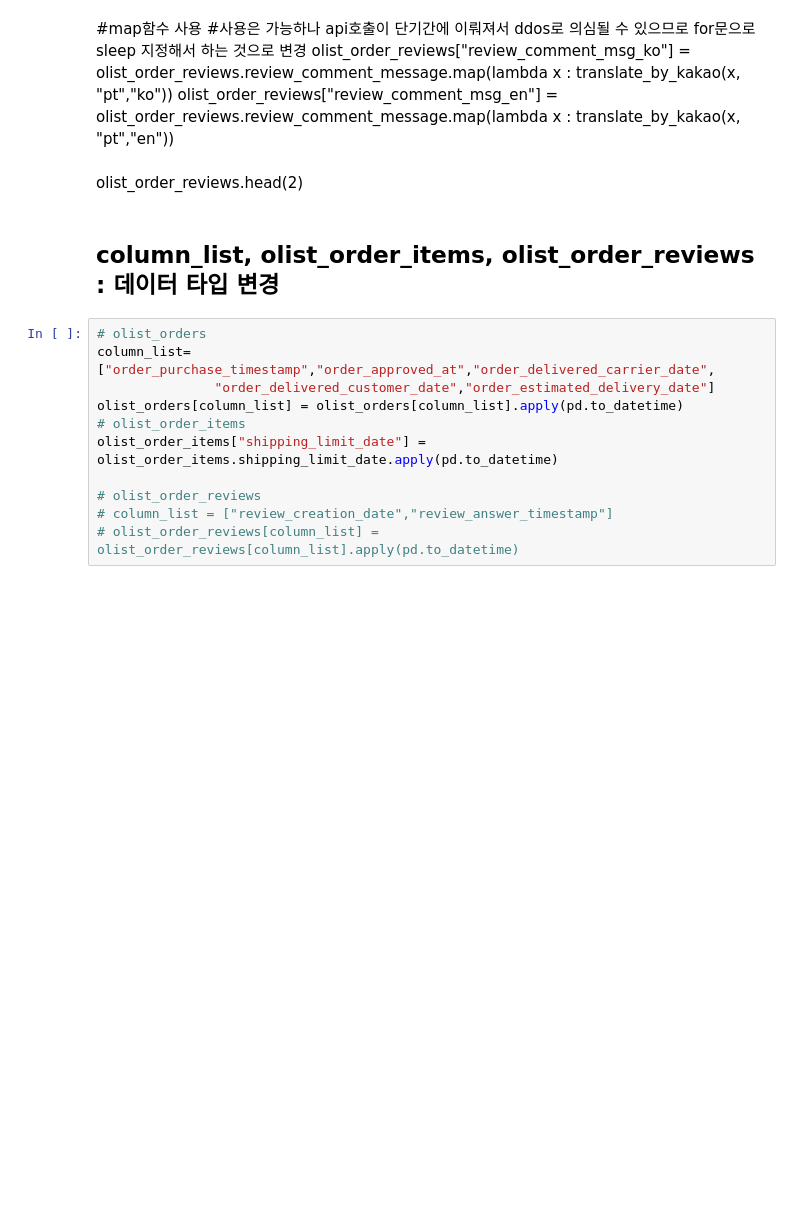
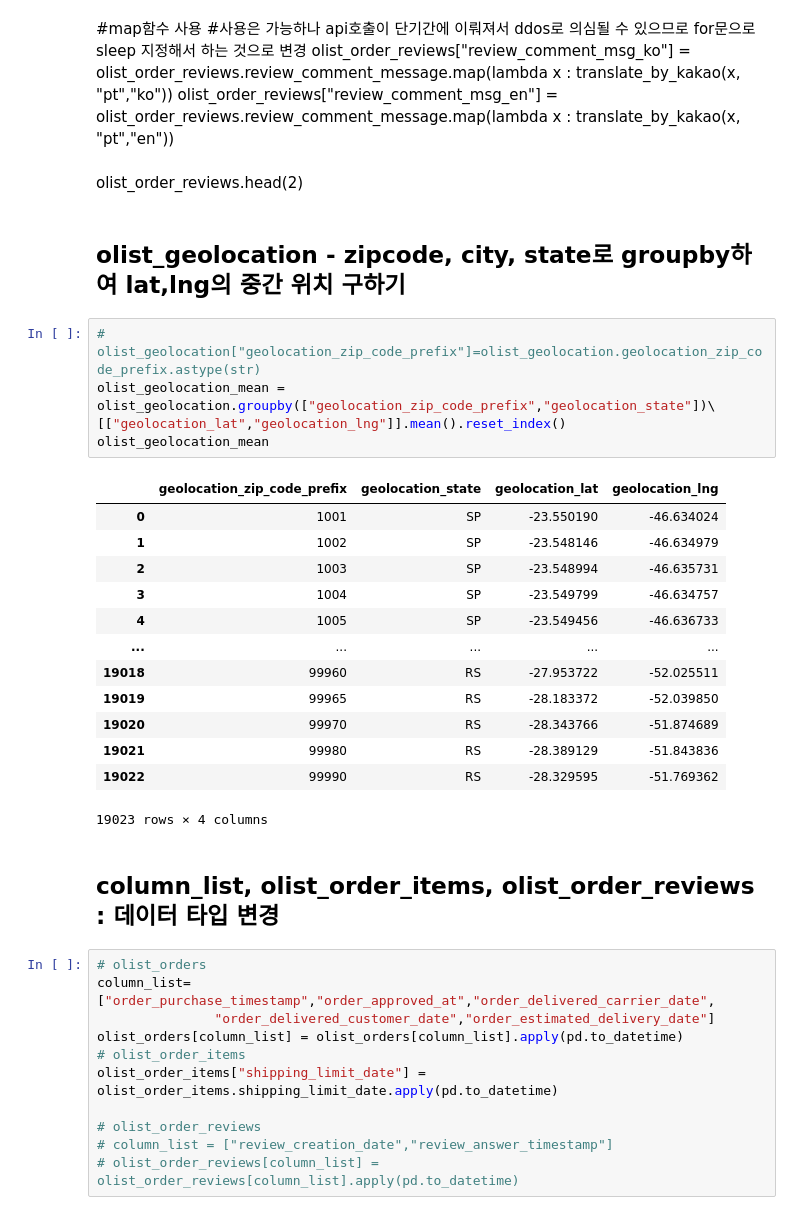
Before and after one commit to changyong93/project_Brazilian-E-Commerce-Public-Dataset-by-Olist, a Jupyter notebook: Untitled2.ipynb, the cells around one changed output. Drawn from its saved outputs; the diff is of its cells as text; blank space fills up the shorter version.

```diff
--- a/Untitled2.ipynb
+++ b/Untitled2.ipynb
@@ -210,6 +205,27 @@ olist_order_reviews["review_comment_msg_ko"] = olist_order_reviews.review_commen
 olist_order_reviews["review_comment_msg_en"] = olist_order_reviews.review_comment_message.map(lambda x : translate_by_kakao(x, "pt","en"))
 # %% [markdown]
 olist_order_reviews.head(2)
+# %% [markdown]
+## olist_geolocation - zipcode, city, state로 groupby하여 lat,lng의 중간 위치 구하기
+# %%
+# olist_geolocation["geolocation_zip_code_prefix"]=olist_geolocation.geolocation_zip_code_prefix.astype(str)
+olist_geolocation_mean = olist_geolocation.groupby(["geolocation_zip_code_prefix","geolocation_state"])\
+[["geolocation_lat","geolocation_lng"]].mean().reset_index()
+olist_geolocation_mean
+# %% [output]
+|  | geolocation_zip_code_prefix | geolocation_state | geolocation_lat | geolocation_lng |
+| 0 | 1001 | SP | -23.550190 | -46.634024 |
+| 1 | 1002 | SP | -23.548146 | -46.634979 |
+| 2 | 1003 | SP | -23.548994 | -46.635731 |
+| 3 | 1004 | SP | -23.549799 | -46.634757 |
+| 4 | 1005 | SP | -23.549456 | -46.636733 |
+| ... | ... | ... | ... | ... |
+| 19018 | 99960 | RS | -27.953722 | -52.025511 |
+| 19019 | 99965 | RS | -28.183372 | -52.039850 |
+| 19020 | 99970 | RS | -28.343766 | -51.874689 |
+| 19021 | 99980 | RS | -28.389129 | -51.843836 |
+| 19022 | 99990 | RS | -28.329595 | -51.769362 |
+19023 rows × 4 columns
 # %% [markdown]
 ## column_list, olist_order_items, olist_order_reviews : 데이터 타입 변경
 # %%
```
Also changed, not shown: parts of 20 cells of this notebook.
